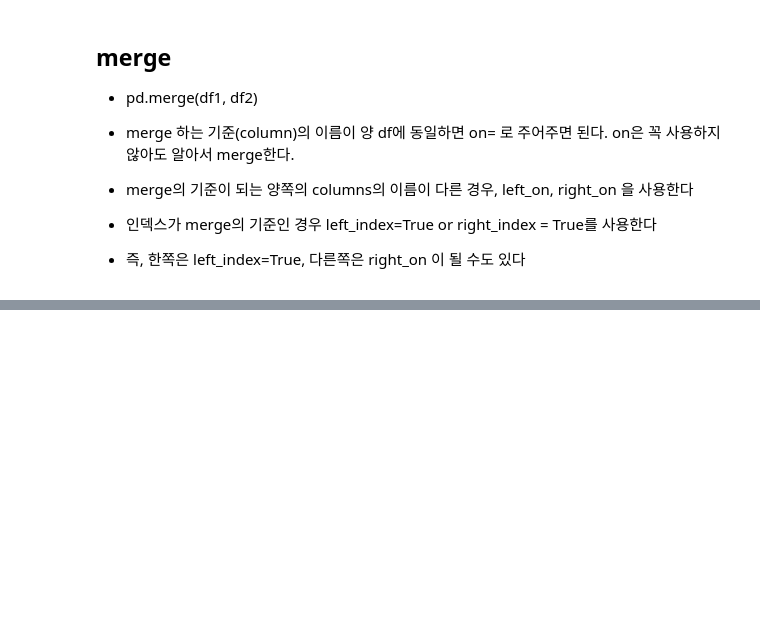
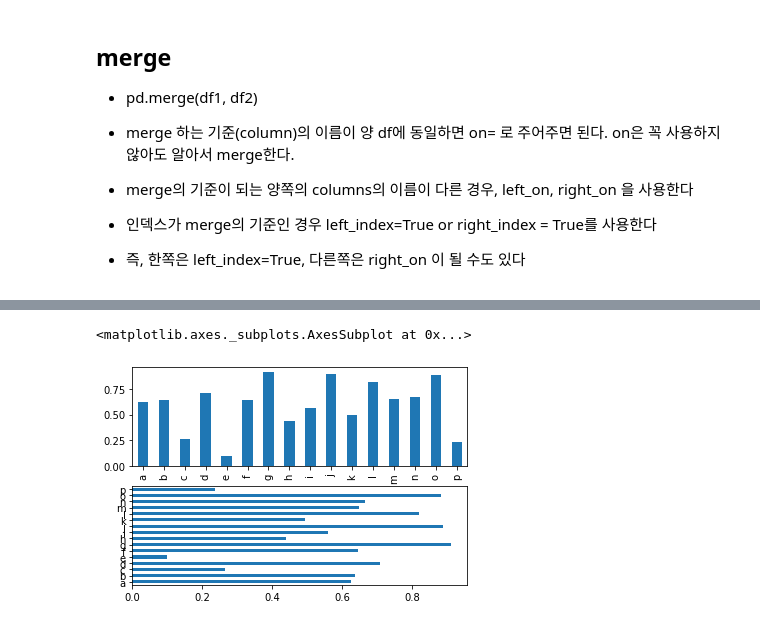
Before and after one commit to Je-Hyeon/My_Study_Materials2021, a Jupyter notebook: DataAnalysis책_정리.ipynb, the cells around one changed output, grey strips where cells are left out. Cells and saved outputs as stored; diff of their text form; code cells hidden in the pictures; blank space fills up the shorter version.

```diff
--- a/DataAnalysis책_정리.ipynb
+++ b/DataAnalysis책_정리.ipynb
@@ -562,0 +596,13 @@ frame.swaplevel(1,0).sort_index()
+# %%
+# bar와 barh 사용해보기
+
+fig, ax = plt.subplots(2,1)
+
+data = pd.Series(np.random.rand(16), index=list('abcdefghijklmnop'))
+
+data.plot.bar(ax=ax[0])
+
+data.plot.barh(ax=ax[1])
+# %% [output]
+<matplotlib.axes._subplots.AxesSubplot at 0x...>
+[figure, added]
```
Also changed, not shown: parts of 46 cells of this notebook.
